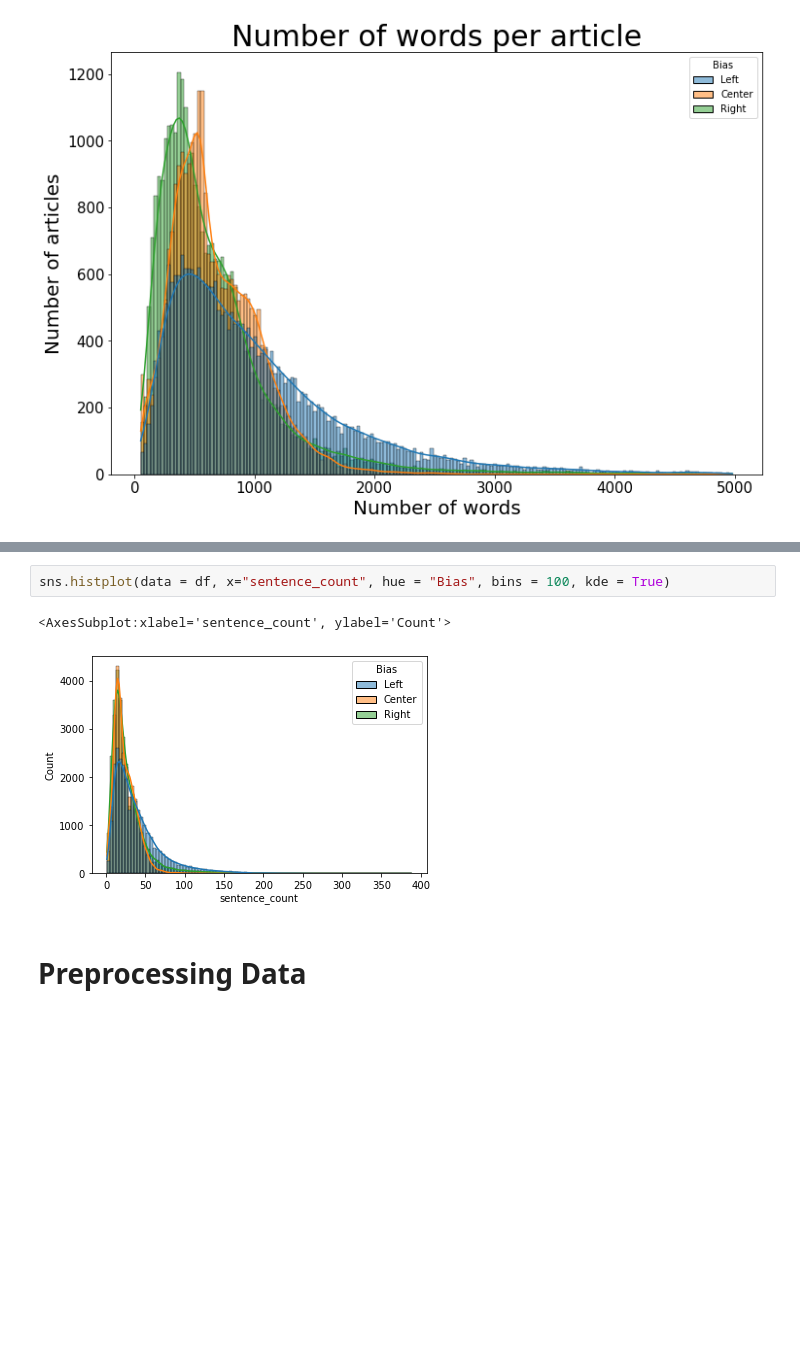
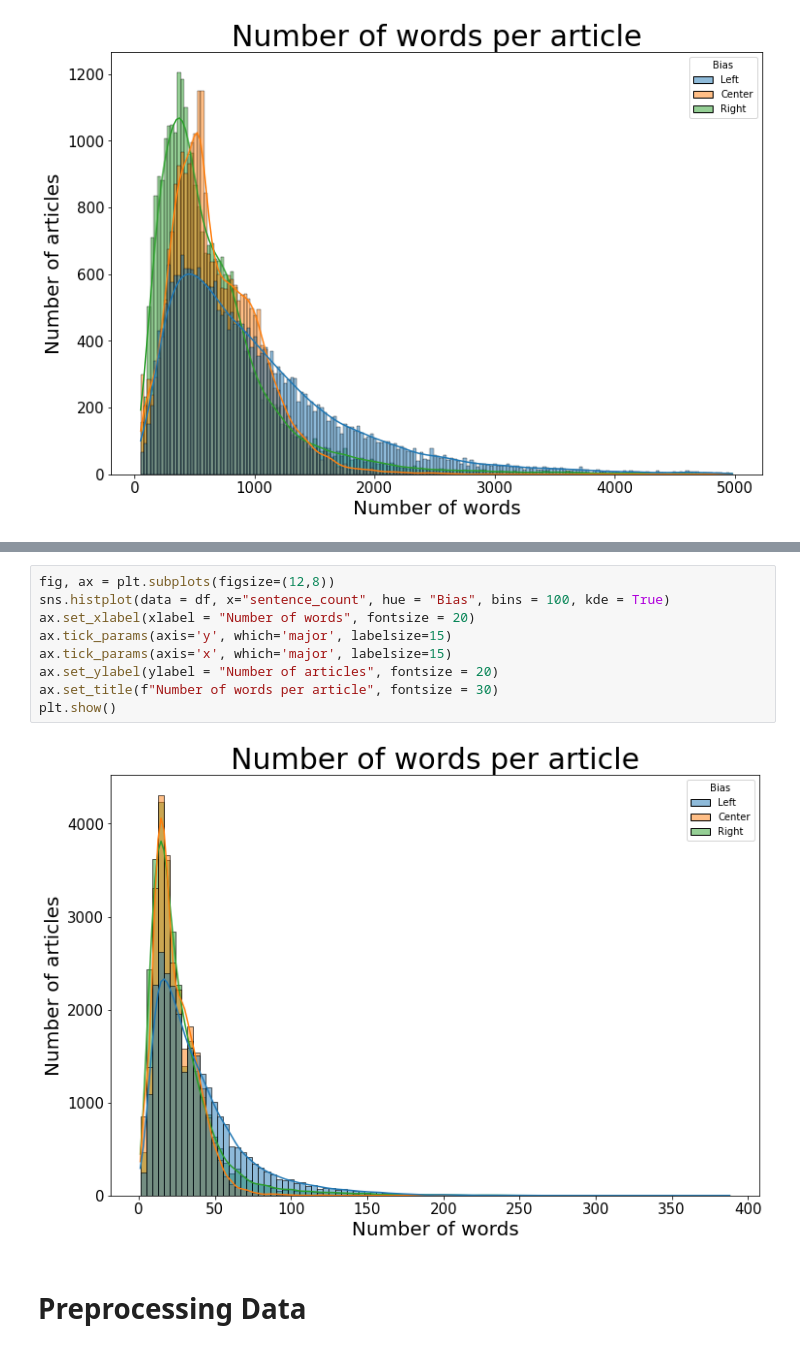
Before and after one commit to DaveMcKinley/MediaBiasAnalysis, a Jupyter notebook: Notebooks/EDA-Preprocessing.ipynb, the cells around one changed output, grey strips where cells are left out. Saved outputs shown, nothing was run; the diff lists cells and outputs as text; blank space fills up the shorter version.

```diff
--- a/Notebooks/EDA-Preprocessing.ipynb
+++ b/Notebooks/EDA-Preprocessing.ipynb
@@ -287,8 +293,14 @@ sns.histplot(data = df, x="char_count", hue = "Bias")
 # %%
+fig, ax = plt.subplots(figsize=(12,8))
 sns.histplot(data = df, x="sentence_count", hue = "Bias", bins = 100, kde = True)
+ax.set_xlabel(xlabel = "Number of words", fontsize = 20)
+ax.tick_params(axis='y', which='major', labelsize=15)
+ax.tick_params(axis='x', which='major', labelsize=15)
+ax.set_ylabel(ylabel = "Number of articles", fontsize = 20)
+ax.set_title(f"Number of words per article", fontsize = 30)
+plt.show()
 # %% [output]
-<AxesSubplot:xlabel='sentence_count', ylabel='Count'>
-[figure, old version]
+[figure, new version]
 # %% [markdown]
 # Preprocessing Data
 # %%
```
Also changed, not shown: parts of 24 cells of this notebook.
